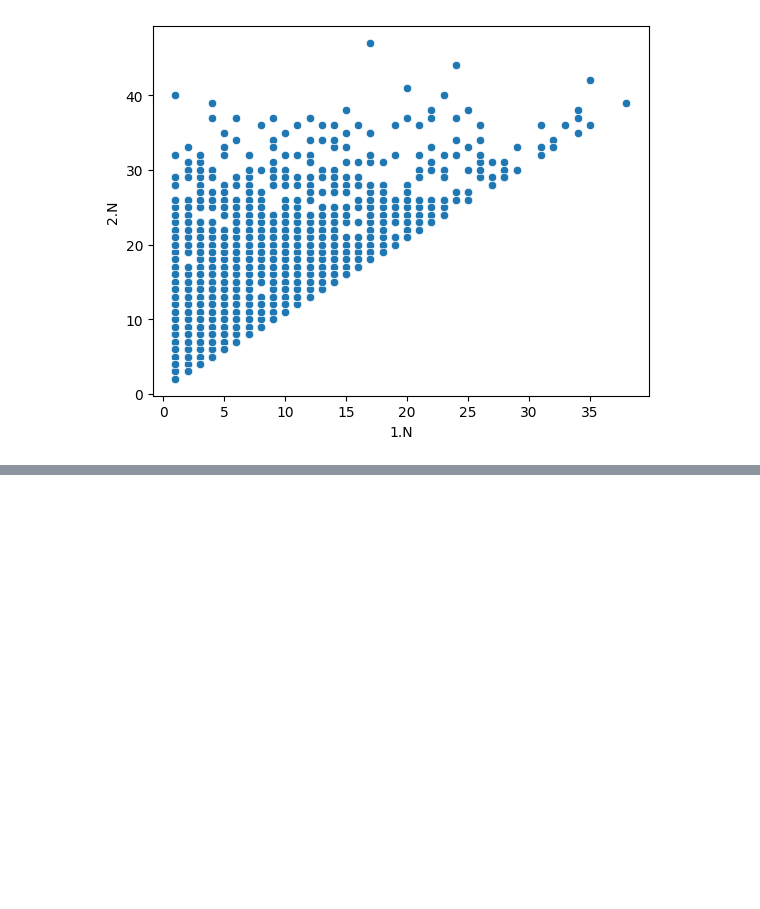
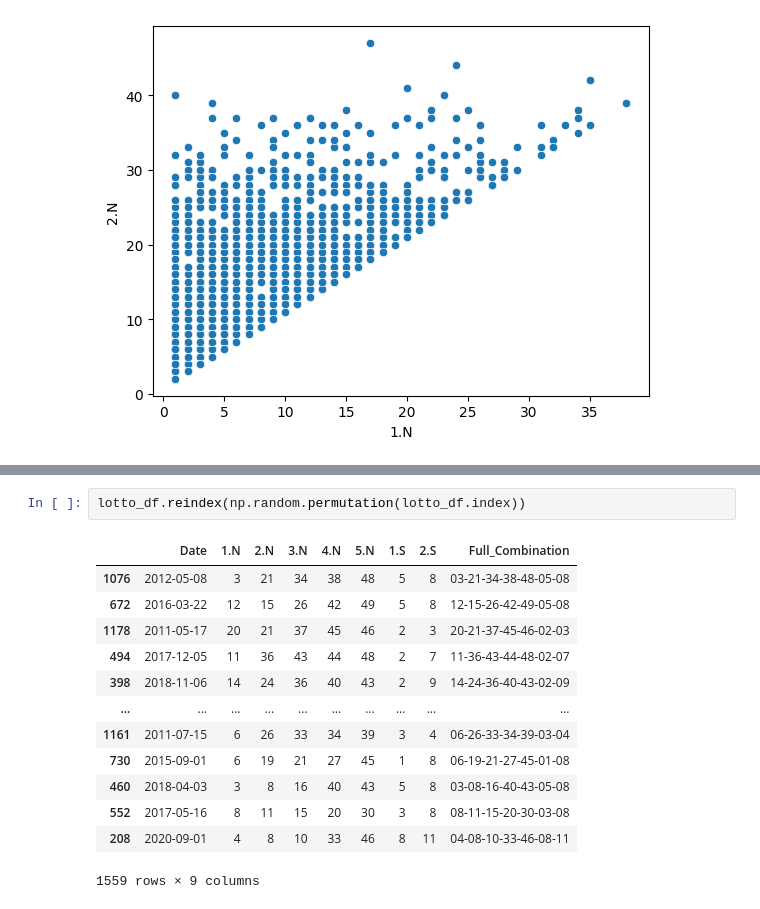
Before and after one commit to annamau/lotto_model, a Jupyter notebook: model/lotto_model.ipynb, the cells around one changed output, grey strips where cells are left out. Drawn from its saved outputs; the diff is of its cells as text; blank space fills up the shorter version.

```diff
--- a/model/lotto_model.ipynb
+++ b/model/lotto_model.ipynb
@@ -38,0 +39,16 @@ sns.displot(lotto_df, x="2.N", binwidth=1)
+# %%
+lotto_df.reindex(np.random.permutation(lotto_df.index))
+# %% [output]
+|  | Date | 1.N | 2.N | 3.N | 4.N | 5.N | 1.S | 2.S | Full_Combination |
+| 1076 | 2012-05-08 | 3 | 21 | 34 | 38 | 48 | 5 | 8 | 03-21-34-38-48-05-08 |
+| 672 | 2016-03-22 | 12 | 15 | 26 | 42 | 49 | 5 | 8 | 12-15-26-42-49-05-08 |
+| 1178 | 2011-05-17 | 20 | 21 | 37 | 45 | 46 | 2 | 3 | 20-21-37-45-46-02-03 |
+| 494 | 2017-12-05 | 11 | 36 | 43 | 44 | 48 | 2 | 7 | 11-36-43-44-48-02-07 |
+| 398 | 2018-11-06 | 14 | 24 | 36 | 40 | 43 | 2 | 9 | 14-24-36-40-43-02-09 |
+| ... | ... | ... | ... | ... | ... | ... | ... | ... | ... |
+| 1161 | 2011-07-15 | 6 | 26 | 33 | 34 | 39 | 3 | 4 | 06-26-33-34-39-03-04 |
+| 730 | 2015-09-01 | 6 | 19 | 21 | 27 | 45 | 1 | 8 | 06-19-21-27-45-01-08 |
+| 460 | 2018-04-03 | 3 | 8 | 16 | 40 | 43 | 5 | 8 | 03-08-16-40-43-05-08 |
+| 552 | 2017-05-16 | 8 | 11 | 15 | 20 | 30 | 3 | 8 | 08-11-15-20-30-03-08 |
+| 208 | 2020-09-01 | 4 | 8 | 10 | 33 | 46 | 8 | 11 | 04-08-10-33-46-08-11 |
+1559 rows × 9 columns
```
Also changed, not shown: parts of 21 cells of this notebook, 1 other file.
